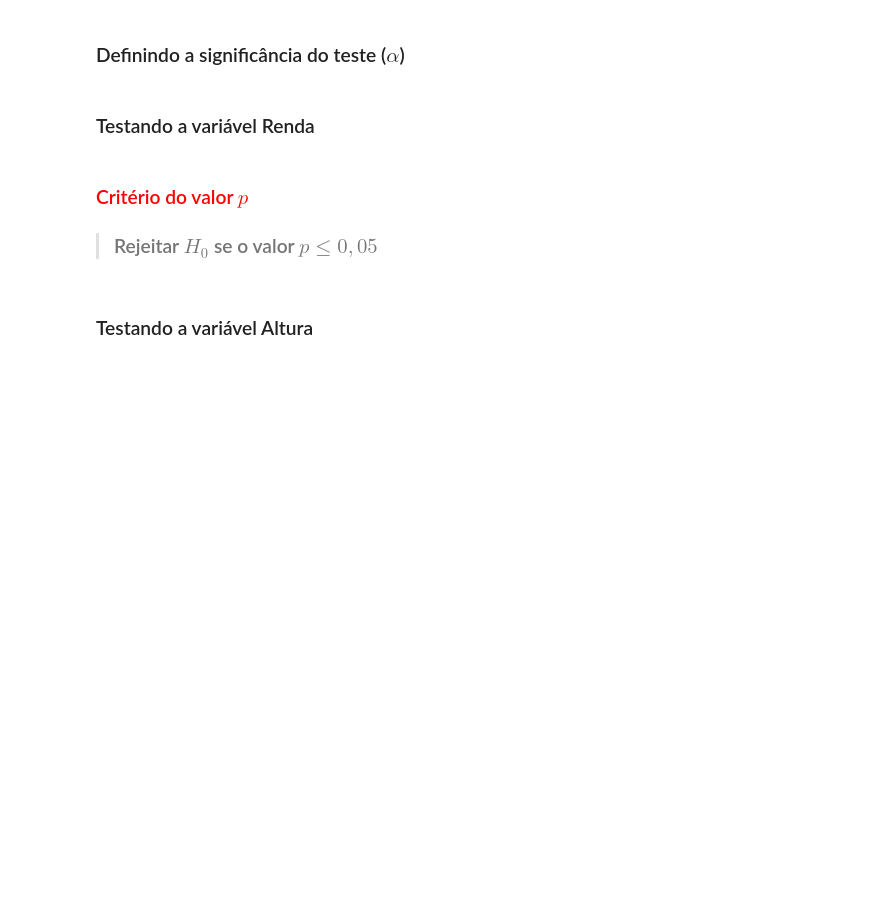
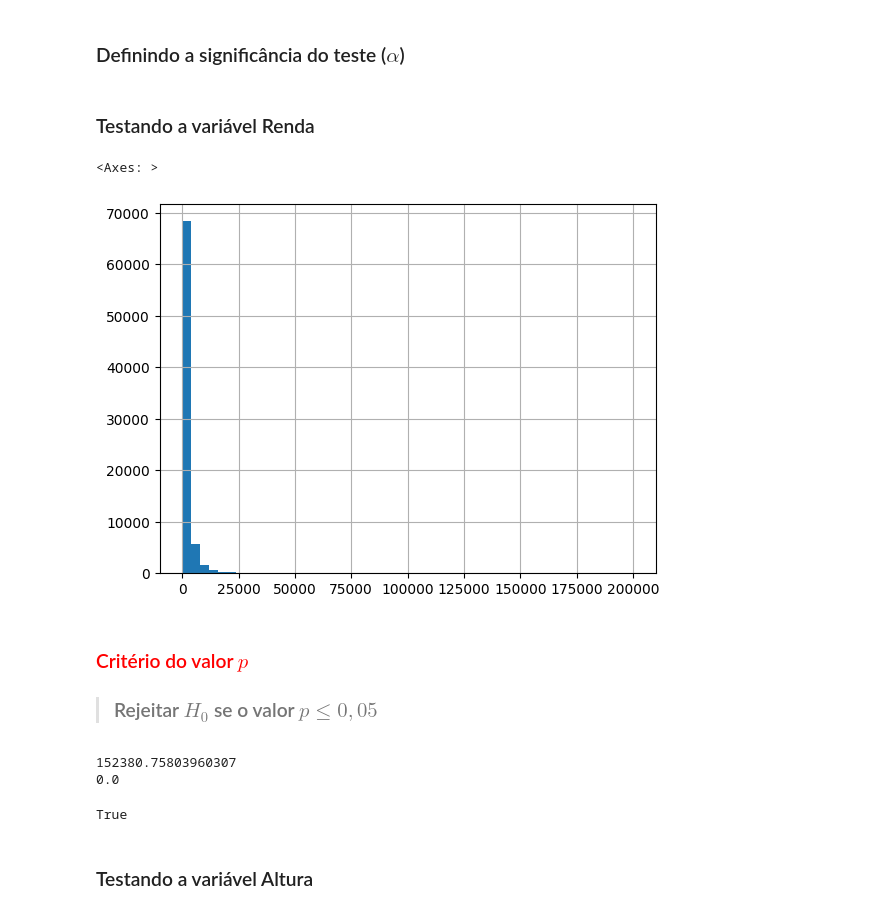
Before and after one commit to arthur-pulini/Curso-de-estat-stica-3, a Jupyter notebook: Curso_de_Estatística_Parte_3.ipynb, the cells around one changed output. Cells and saved outputs as stored; diff of their text form; code cells hidden in the pictures; blank space fills up the shorter version.

```diff
--- a/Curso_de_Estatística_Parte_3.ipynb
+++ b/Curso_de_Estatística_Parte_3.ipynb
@@ -153,8 +157,24 @@ A função *normaltest* testa a hipótese nula $H_0$ de que a amostra é proveni
 # %% [markdown]
 ### Testando a variável Renda
+# %%
+dados.Renda.hist(bins=50)
+# %% [output]
+<Axes: >
+[figure, added]
 # %% [markdown]
 ### <font color='red'>Critério do valor $p$</font>
 
 > ### Rejeitar $H_0$ se o valor $p\leq 0,05$
+# %%
+stat_test, p_valor = normaltest(dados.Renda)
+print(stat_test)
+print(p_valor)
+# %% [output]
+152380.75803960307
+0.0
+# %%
+p_valor <= significancia
+# %% [output]
+True
 # %% [markdown]
 ### Testando a variável Altura
```
Also changed, not shown: parts of 5 cells of this notebook.
